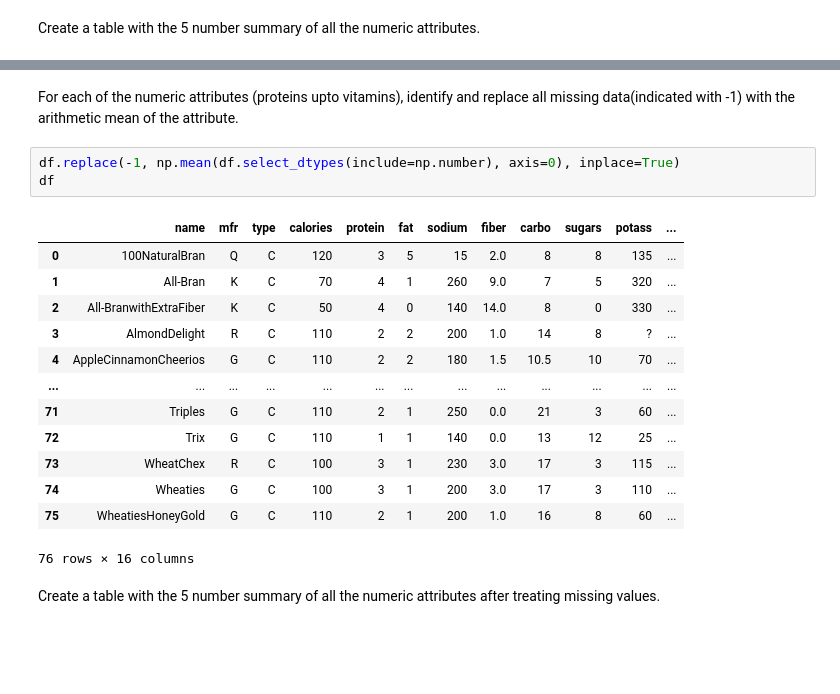
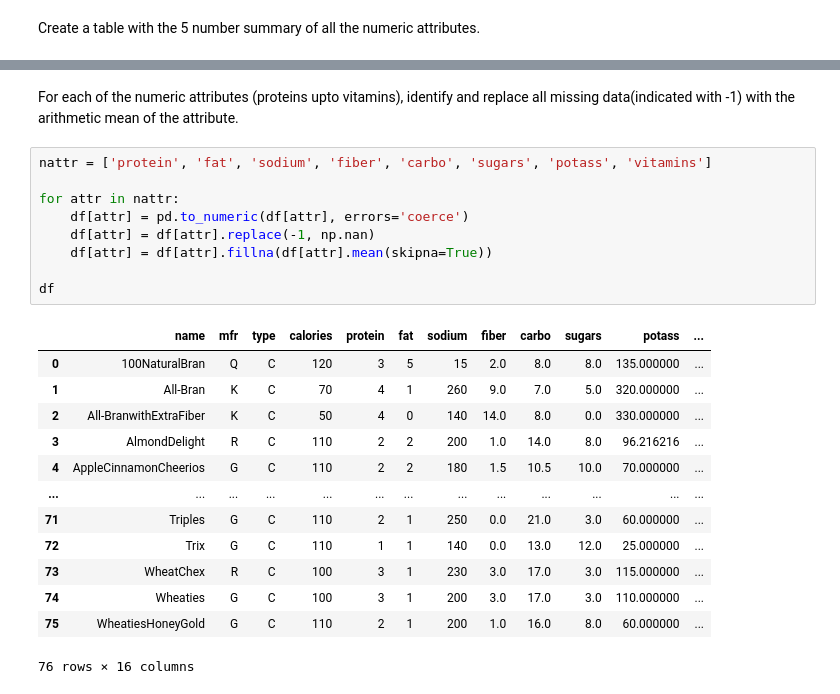
Before and after one commit to adarshinaganti/sem2, a Jupyter notebook: dav/Week5.ipynb, the cells around one changed output, grey strips where cells are left out. Drawn from its saved outputs; the diff is of its cells as text; blank space fills up the shorter version.

```diff
--- a/dav/Week5.ipynb
+++ b/dav/Week5.ipynb
@@ -78,21 +96,25 @@ df.describe()[3:]
-# %% [markdown]
-For each of the numeric attributes (proteins upto vitamins), identify and replace all missing data(indicated with -1) with the arithmetic mean of the attribute.
-# %%
-df.replace(-1, np.mean(df.select_dtypes(include=np.number), axis=0), inplace=True)
-df
-# %% [output]
-|  | name | mfr | type | calories | protein | fat | sodium | fiber | carbo | sugars | potass | ... |
-| 0 | 100NaturalBran | Q | C | 120 | 3 | 5 | 15 | 2.0 | 8 | 8 | 135 | ... |
-| 1 | All-Bran | K | C | 70 | 4 | 1 | 260 | 9.0 | 7 | 5 | 320 | ... |
-| 2 | All-BranwithExtraFiber | K | C | 50 | 4 | 0 | 140 | 14.0 | 8 | 0 | 330 | ... |
-| 3 | AlmondDelight | R | C | 110 | 2 | 2 | 200 | 1.0 | 14 | 8 | ? | ... |
-| 4 | AppleCinnamonCheerios | G | C | 110 | 2 | 2 | 180 | 1.5 | 10.5 | 10 | 70 | ... |
-| ... | ... | ... | ... | ... | ... | ... | ... | ... | ... | ... | ... | ... |
-| 71 | Triples | G | C | 110 | 2 | 1 | 250 | 0.0 | 21 | 3 | 60 | ... |
-| 72 | Trix | G | C | 110 | 1 | 1 | 140 | 0.0 | 13 | 12 | 25 | ... |
-| 73 | WheatChex | R | C | 100 | 3 | 1 | 230 | 3.0 | 17 | 3 | 115 | ... |
-| 74 | Wheaties | G | C | 100 | 3 | 1 | 200 | 3.0 | 17 | 3 | 110 | ... |
-| 75 | WheatiesHoneyGold | G | C | 110 | 2 | 1 | 200 | 1.0 | 16 | 8 | 60 | ... |
-76 rows × 16 columns
-# %% [markdown]
-Create a table with the 5 number summary of all the numeric attributes after treating missing values.
+# %% [markdown]
+For each of the numeric attributes (proteins upto vitamins), identify and replace all missing data(indicated with -1) with the arithmetic mean of the attribute.
+# %%
+nattr = ['protein', 'fat', 'sodium', 'fiber', 'carbo', 'sugars', 'potass', 'vitamins']
+
+for attr in nattr:
+    df[attr] = pd.to_numeric(df[attr], errors='coerce')
+    df[attr] = df[attr].replace(-1, np.nan)
+    df[attr] = df[attr].fillna(df[attr].mean(skipna=True))
+
+df
+# %% [output]
+|  | name | mfr | type | calories | protein | fat | sodium | fiber | carbo | sugars | potass | ... |
+| 0 | 100NaturalBran | Q | C | 120 | 3 | 5 | 15 | 2.0 | 8.0 | 8.0 | 135.000000 | ... |
+| 1 | All-Bran | K | C | 70 | 4 | 1 | 260 | 9.0 | 7.0 | 5.0 | 320.000000 | ... |
+| 2 | All-BranwithExtraFiber | K | C | 50 | 4 | 0 | 140 | 14.0 | 8.0 | 0.0 | 330.000000 | ... |
+| 3 | AlmondDelight | R | C | 110 | 2 | 2 | 200 | 1.0 | 14.0 | 8.0 | 96.216216 | ... |
+| 4 | AppleCinnamonCheerios | G | C | 110 | 2 | 2 | 180 | 1.5 | 10.5 | 10.0 | 70.000000 | ... |
+| ... | ... | ... | ... | ... | ... | ... | ... | ... | ... | ... | ... | ... |
+| 71 | Triples | G | C | 110 | 2 | 1 | 250 | 0.0 | 21.0 | 3.0 | 60.000000 | ... |
+| 72 | Trix | G | C | 110 | 1 | 1 | 140 | 0.0 | 13.0 | 12.0 | 25.000000 | ... |
+| 73 | WheatChex | R | C | 100 | 3 | 1 | 230 | 3.0 | 17.0 | 3.0 | 115.000000 | ... |
+| 74 | Wheaties | G | C | 100 | 3 | 1 | 200 | 3.0 | 17.0 | 3.0 | 110.000000 | ... |
+| 75 | WheatiesHoneyGold | G | C | 110 | 2 | 1 | 200 | 1.0 | 16.0 | 8.0 | 60.000000 | ... |
+76 rows × 16 columns
```
Also changed, not shown: parts of 47 cells of this notebook, 16 other files.
